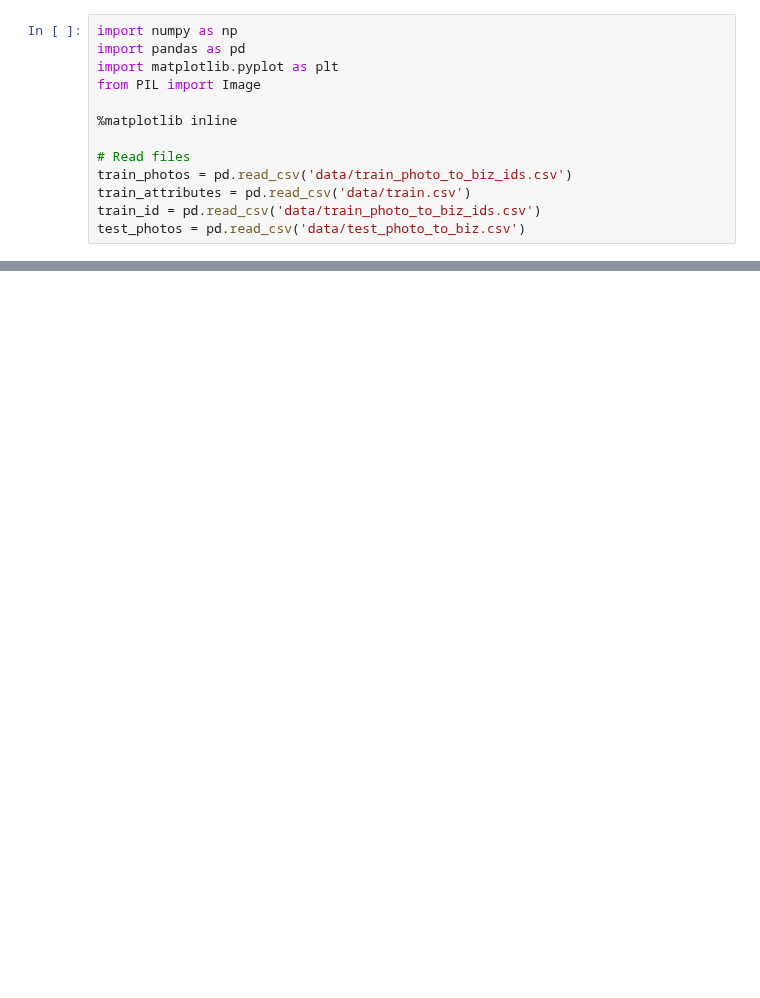
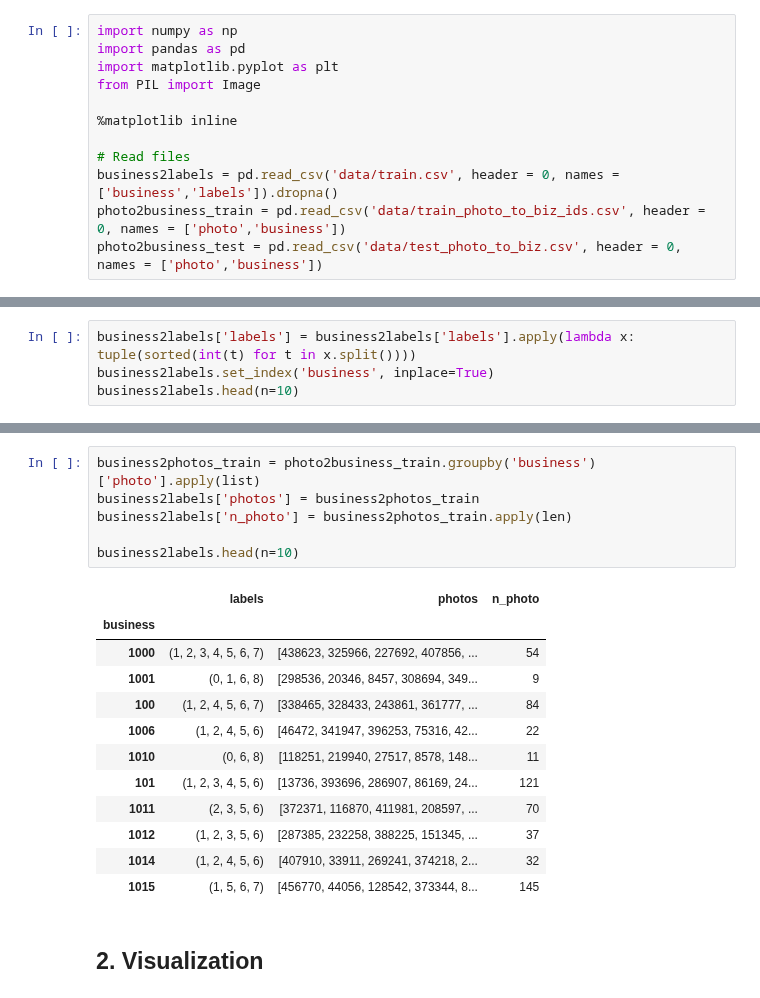
Before and after one commit to rouille/YelpKaggle, a Jupyter notebook: eda.ipynb, the cells around one changed output, grey strips where cells are left out. Cells and saved outputs as stored; diff of their text form; blank space fills up the shorter version.

Commit message:
feat: Process training data

```diff
--- a/eda.ipynb
+++ b/eda.ipynb
@@ -10,7 +12,6 @@ from PIL import Image
 %matplotlib inline
 
 # Read files
-train_photos = pd.read_csv('data/train_photo_to_biz_ids.csv')
-train_attributes = pd.read_csv('data/train.csv')
-train_id = pd.read_csv('data/train_photo_to_biz_ids.csv')
-test_photos = pd.read_csv('data/test_photo_to_biz.csv')
+business2labels = pd.read_csv('data/train.csv', header = 0, names = ['business','labels']).dropna()
+photo2business_train = pd.read_csv('data/train_photo_to_biz_ids.csv', header = 0, names = ['photo','business'])
+photo2business_test = pd.read_csv('data/test_photo_to_biz.csv', header = 0, names = ['photo','business'])
@@ -16,0 +29,4 @@ test_photos = pd.read_csv('data/test_photo_to_biz.csv')
+# %%
+business2labels['labels'] = business2labels['labels'].apply(lambda x: tuple(sorted(int(t) for t in x.split())))
+business2labels.set_index('business', inplace=True)
+business2labels.head(n=10)
@@ -17 +48,22 @@ test_photos = pd.read_csv('data/test_photo_to_biz.csv')
+# %%
+business2photos_train = photo2business_train.groupby('business')['photo'].apply(list)
+business2labels['photos'] = business2photos_train
+business2labels['n_photo'] = business2photos_train.apply(len)
+
+business2labels.head(n=10)
+# %% [output]
+|  | labels | photos | n_photo |
+| business |  |  |  |
+| 1000 | (1, 2, 3, 4, 5, 6, 7) | [438623, 325966, 227692, 407856, ... | 54 |
+| 1001 | (0, 1, 6, 8) | [298536, 20346, 8457, 308694, 349... | 9 |
+| 100 | (1, 2, 4, 5, 6, 7) | [338465, 328433, 243861, 361777, ... | 84 |
+| 1006 | (1, 2, 4, 5, 6) | [46472, 341947, 396253, 75316, 42... | 22 |
+| 1010 | (0, 6, 8) | [118251, 219940, 27517, 8578, 148... | 11 |
+| 101 | (1, 2, 3, 4, 5, 6) | [13736, 393696, 286907, 86169, 24... | 121 |
+| 1011 | (2, 3, 5, 6) | [372371, 116870, 411981, 208597, ... | 70 |
+| 1012 | (1, 2, 3, 5, 6) | [287385, 232258, 388225, 151345, ... | 37 |
+| 1014 | (1, 2, 4, 5, 6) | [407910, 33911, 269241, 374218, 2... | 32 |
+| 1015 | (1, 5, 6, 7) | [456770, 44056, 128542, 373344, 8... | 145 |
+# %% [markdown]
+## 2. Visualization
 # %%
```
Also changed, not shown: parts of 6 cells of this notebook.
